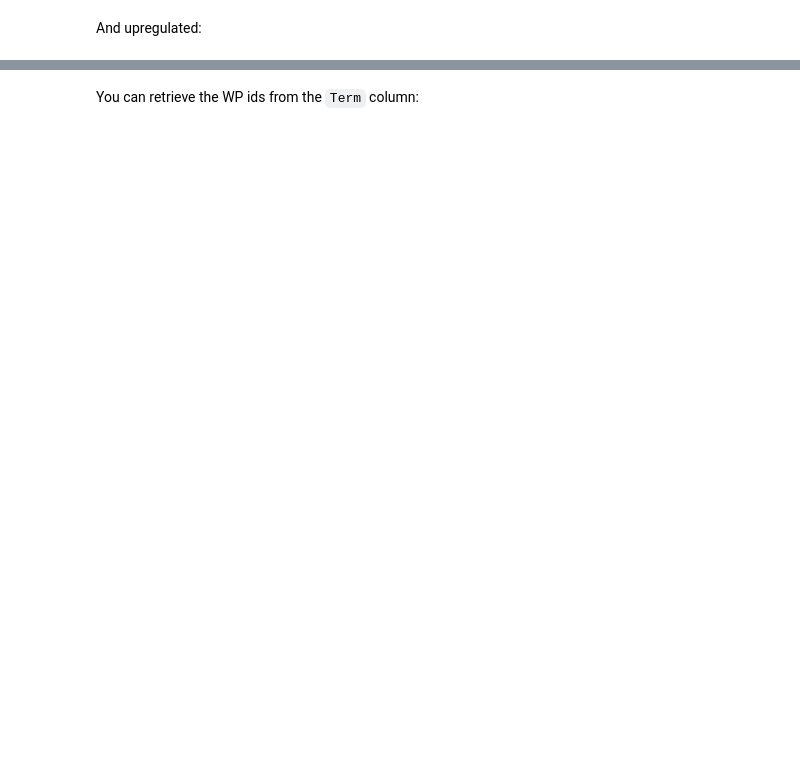
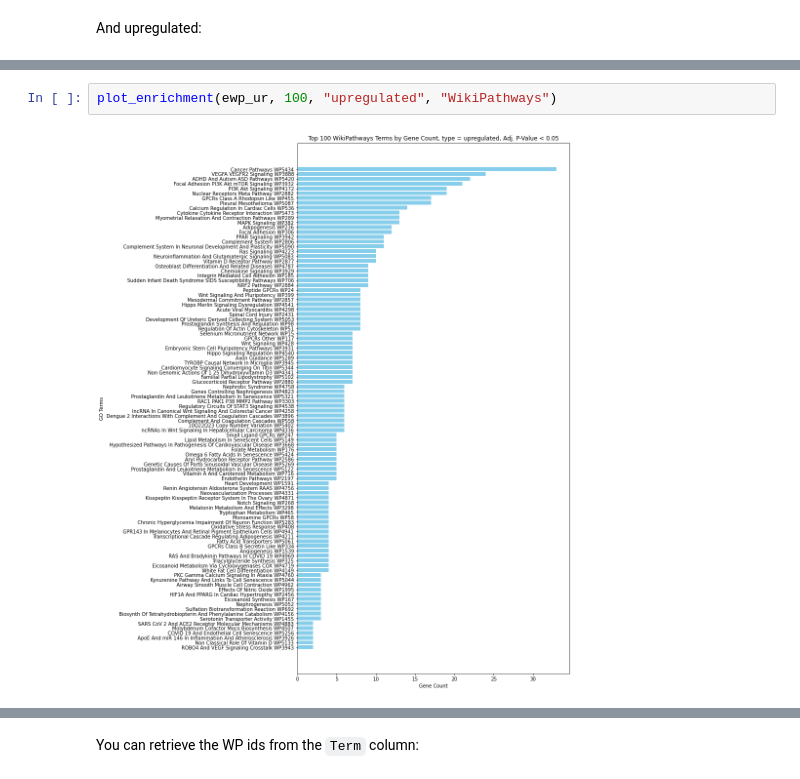
Before and after one commit to jmillanacosta/pyWikiPathways_vignettes, a Jupyter notebook: Pathway-Analysis.ipynb, the cells around one changed output, grey strips where cells are left out. Saved outputs shown, nothing was run; the diff lists cells and outputs as text; blank space fills up the shorter version.

```diff
--- a/Pathway-Analysis.ipynb
+++ b/Pathway-Analysis.ipynb
@@ -466,0 +540,4 @@ ewp_ur.res2d.head()
+# %%
+plot_enrichment(ewp_ur, 100, "upregulated", "WikiPathways")
+# %% [output]
+[figure, added]
```
Also changed, not shown: parts of 22 cells of this notebook.
